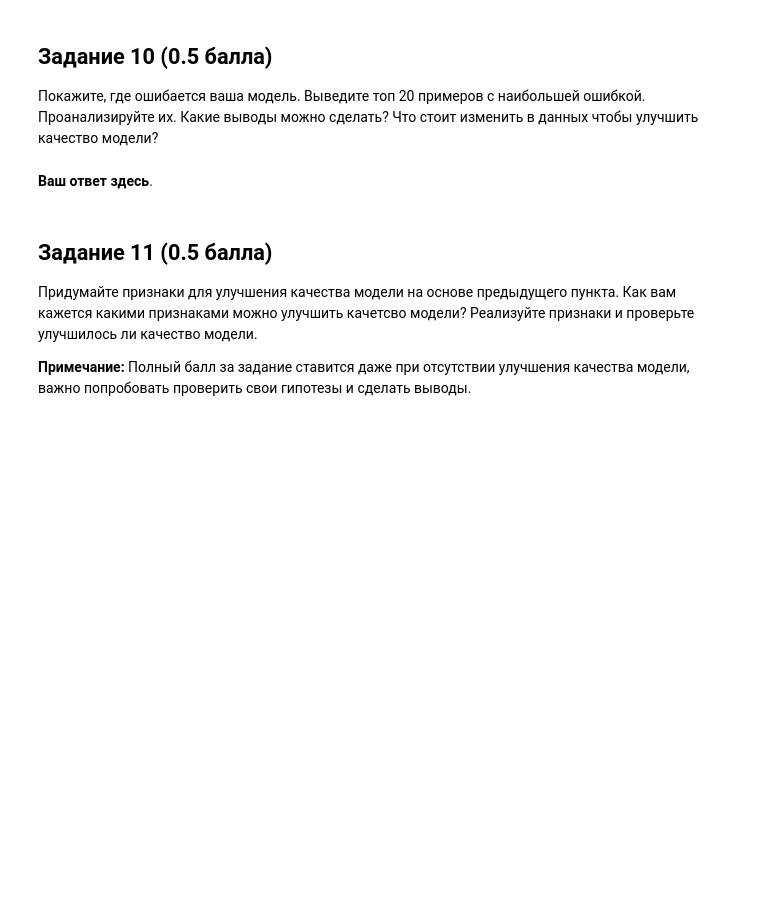
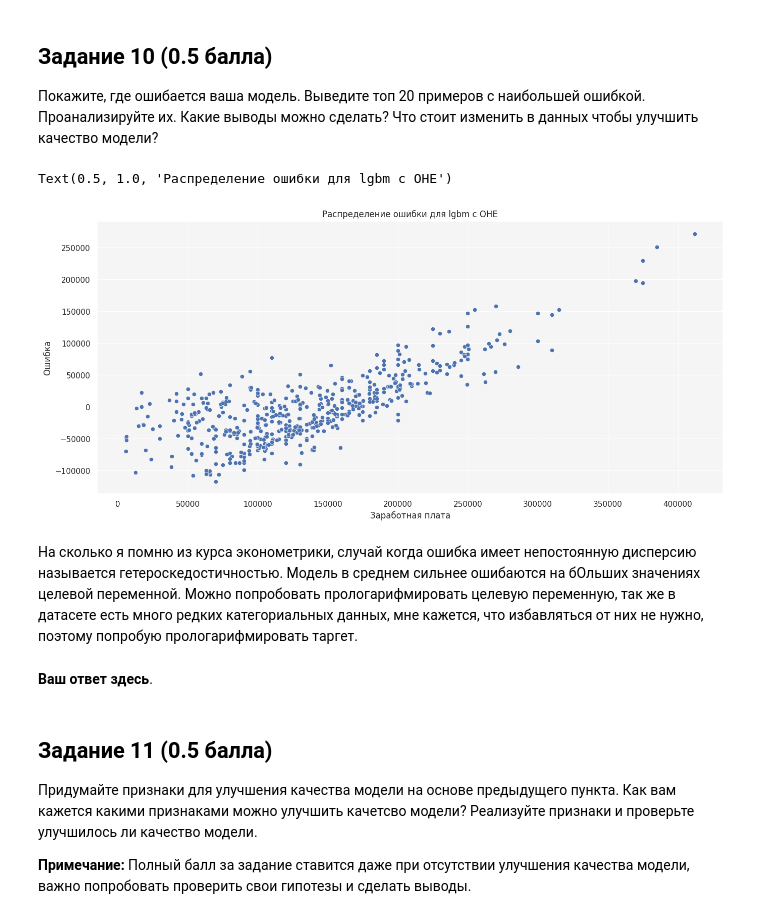
Before and after one commit to quantority/HSE-AI, a Jupyter notebook: AI_HW5_boosting_base_(1).ipynb, the cells around one changed output. Drawn from its saved outputs; the diff is of its cells as text; code cells hidden in the pictures; blank space fills up the shorter version.

```diff
--- a/AI_HW5_boosting_base_(1).ipynb
+++ b/AI_HW5_boosting_base_(1).ipynb
@@ -400,31 +388,0 @@ cat_features
-# %%
-# Ваш код здесь
-
-ohe = OneHotEncoder(sparse_output=False, handle_unknown='ignore')
-
-X_train_cat = ohe.fit_transform(X_train[X_train.select_dtypes(include=['object']).columns])
-
-X_test_cat = ohe.transform(X_test[X_test.select_dtypes(include=['object']).columns])
-
-X_train_cat = pd.DataFrame(X_train_cat, columns=ohe.get_feature_names_out(X_train.select_dtypes(include=['object']).columns))
-
-X_test_cat = pd.DataFrame(X_test_cat, columns=ohe.get_feature_names_out(X_test.select_dtypes(include=['object']).columns))
-
-X_train = pd.concat([X_train[continuous_cols+ordinal_cols].reset_index(drop=True), X_train_cat], axis=1)
-
-X_test = pd.concat([X_val[continuous_cols+ordinal_cols].reset_index(drop=True), X_val_cat], axis=1)
-
-X_train = pd.concat([X_train[continuous_cols+ordinal_cols].reset_index(drop=True), X_train_cat], axis=1)
-
-X_test =
-# %%
-lr.fit(X_train_cat, y_train)
-
-y_pred_lr_cont = lr.predict(X_test_cat)
-
-rmse_lr_cont = np.sqrt(mean_squared_error(y_test, y_pred_lr_cont))
-
-mape_lr_cont = mean_absolute_percentage_error(y_test, y_pred_lr_cont)
-
-print('RMSE:', rmse_lr_cont)
-print('MAPE:', mape_lr_cont)
@@ -434,6 +545,20 @@ print('MAPE:', mape_lr_cont)
 Покажите, где ошибается ваша модель. Выведите топ 20 примеров с наибольшей ошибкой. Проанализируйте их. Какие выводы можно сделать? Что стоит изменить в данных чтобы улучшить качество модели?
 # %%
 # Ваш код здесь
+
+errors_lr = y_test - y_pred_lr
+
+errors_lgbm = y_test - y_pred_lgbm
+# %%
+sns.scatterplot(x=y_test, y=errors_lgbm)
+plt.xlabel('Заработная плата')
+plt.ylabel('Ошибка')
+plt.title('Распределение ошибки для lgbm с OHE')
+# %% [output]
+Text(0.5, 1.0, 'Распределение ошибки для lgbm с OHE')
+[figure, added]
+# %% [markdown]
+На сколько я помню из курса эконометрики, случай когда ошибка имеет непостоянную дисперсию называется гетероскедостичностью. Модель в среднем сильнее ошибаются на бОльших значениях целевой переменной. Можно попробовать прологарифмировать целевую переменную, так же в датасете есть много редких категориальных данных, мне кажется, что избавляться от них не нужно, поэтому попробую прологарифмировать таргет.
 # %% [markdown]
 **Ваш ответ здесь**.
 # %% [markdown]
```
Also changed, not shown: parts of 23 cells of this notebook.
